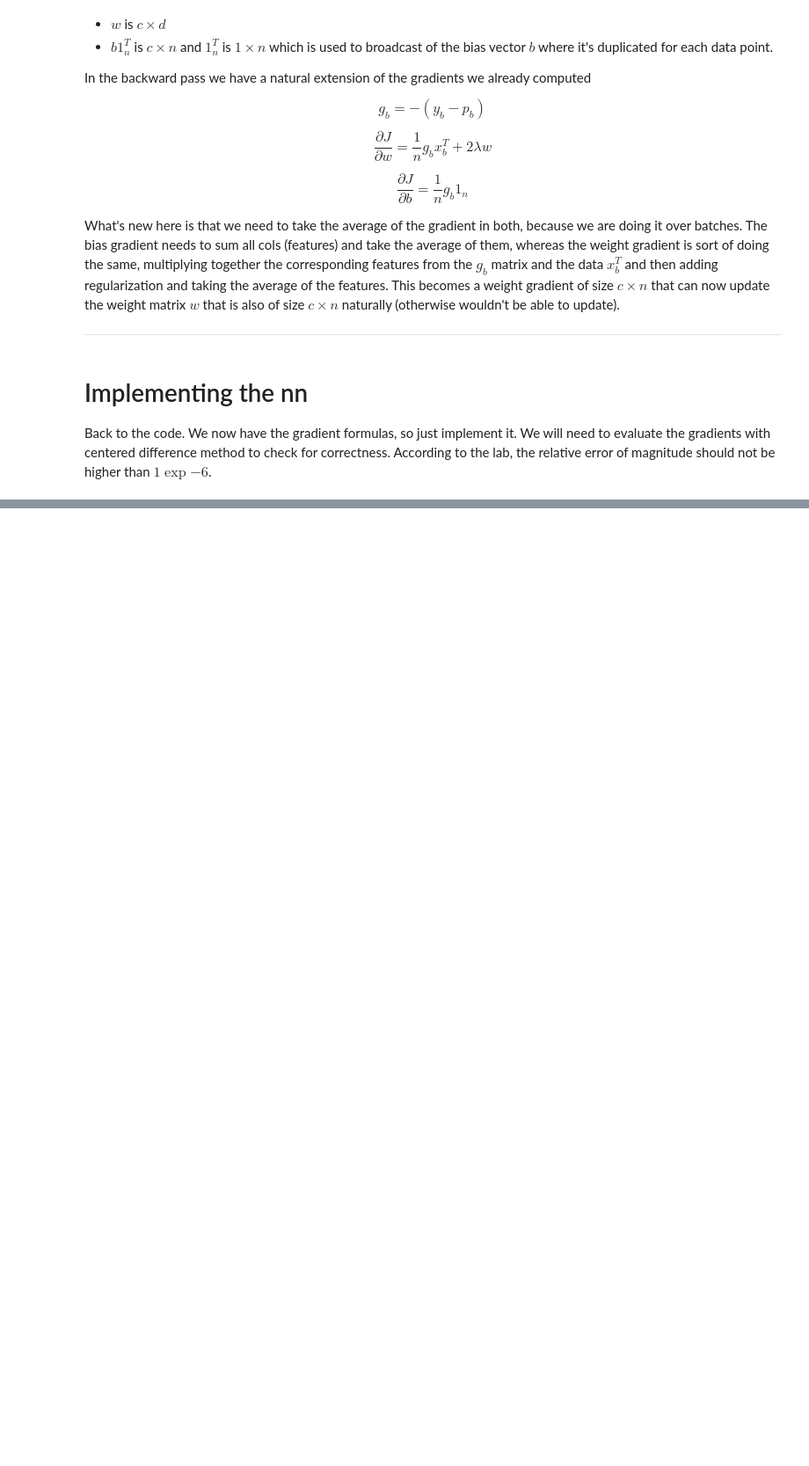
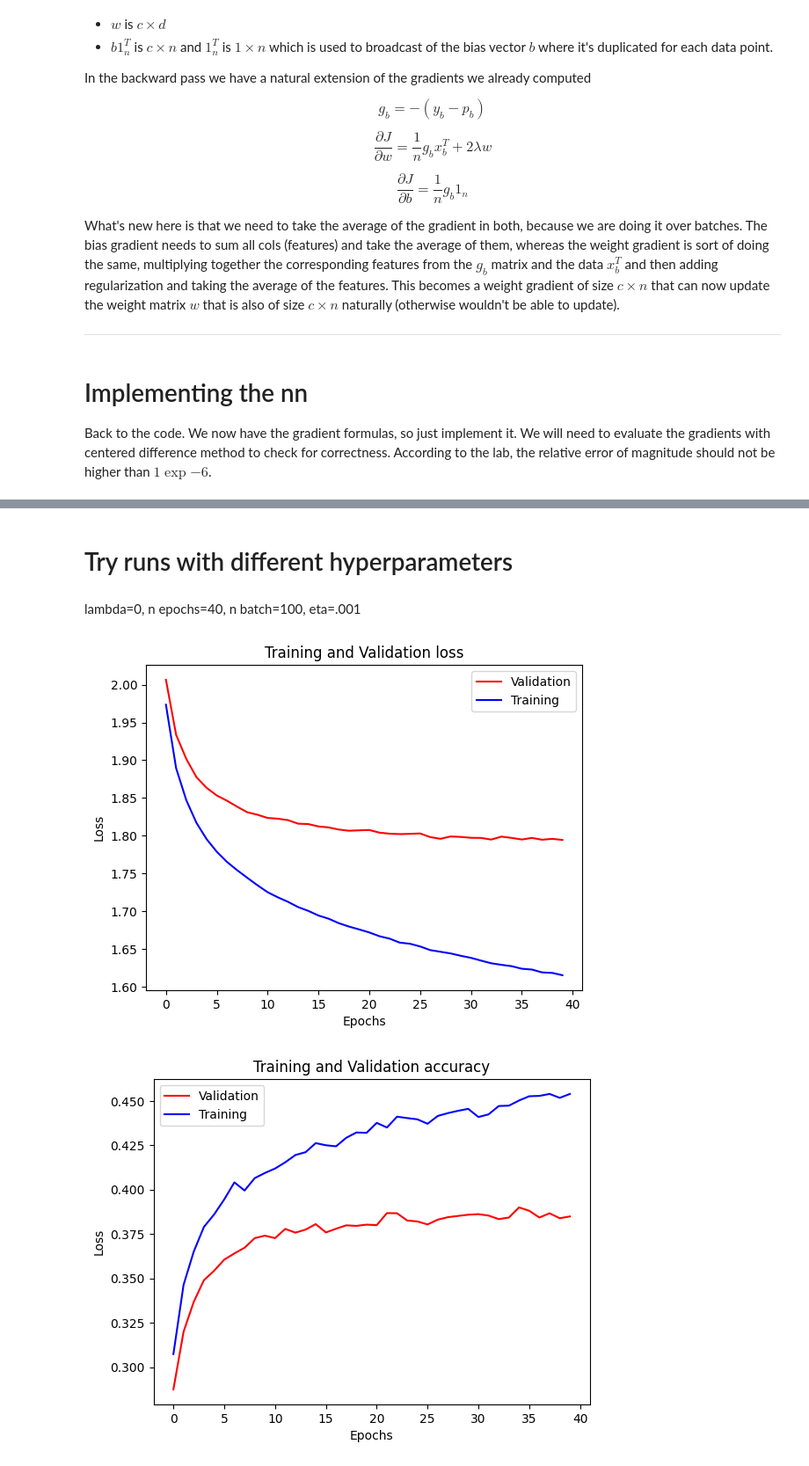
Before and after one commit to total-expectation/TWIML-DL-Study-Group, a Jupyter notebook: chapter6/one_layer_nn.ipynb, the cells around one changed output, grey strips where cells are left out. Shown: that part at 88% size. Cells and saved outputs as stored; diff of their text form; code cells hidden in the pictures; blank space fills up the shorter version.

```diff
--- a/chapter6/one_layer_nn.ipynb
+++ b/chapter6/one_layer_nn.ipynb
@@ -384,0 +584,25 @@ Back to the code. We now have the gradient formulas, so just implement it. We wi
+# %% [markdown]
+# Try runs with different hyperparameters
+# %% [markdown]
+lambda=0, n epochs=40, n batch=100, eta=.001
+# %%
+# hyperparameters
+features = train.x.shape[0]
+batch_size = 100
+_lambda = 0
+eta = 0.001
+n_epochs = 40
+
+nn1 = NN(w_size=(10, features), _lambda=_lambda)
+train_loss, valid_loss, train_accuracy, valid_accuracy = train_nn(nn1, train, valid, n_epochs, batch_size, eta)
+plot_stats(train_loss, valid_loss, "loss")
+plot_stats(train_accuracy, valid_accuracy, "accuracy")
+
+# latest train/valid accuracy and loss
+print(f"Train accuracy: {train_accuracy[-1]}")
+print(f"Valid accuracy: {valid_accuracy[-1]}")
+print(f"Train loss: {train_loss[-1]}")
+print(f"Valid loss: {valid_loss[-1]}")
+# %% [output]
+[figure, added]
+[figure, added]
```
Also changed, not shown: parts of 21 cells of this notebook.
